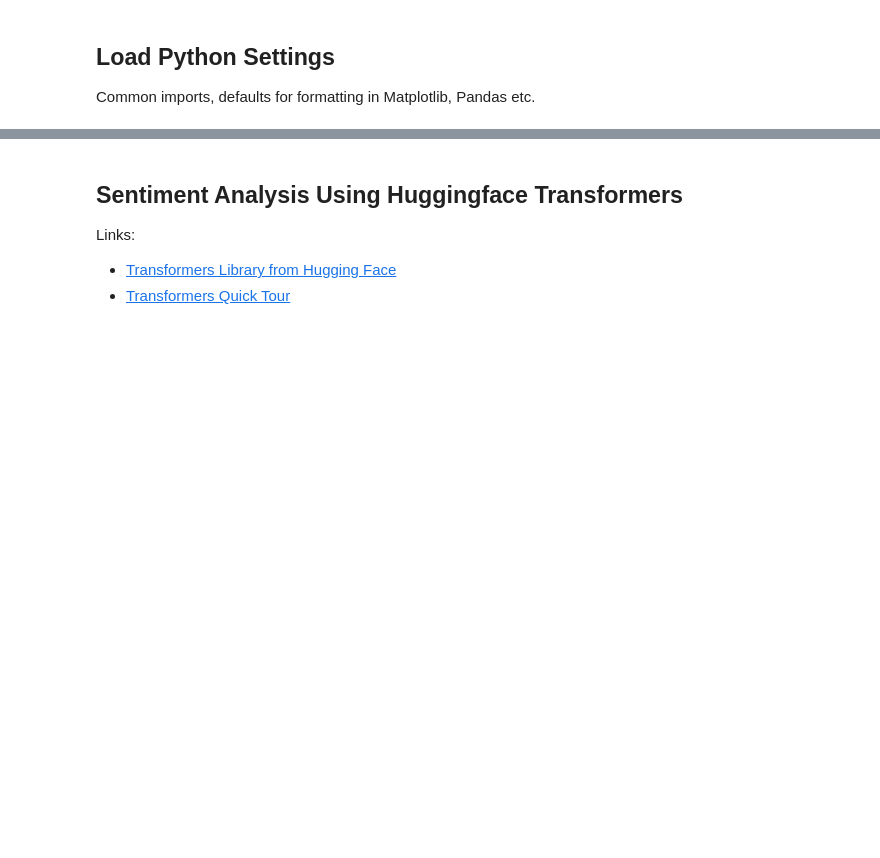
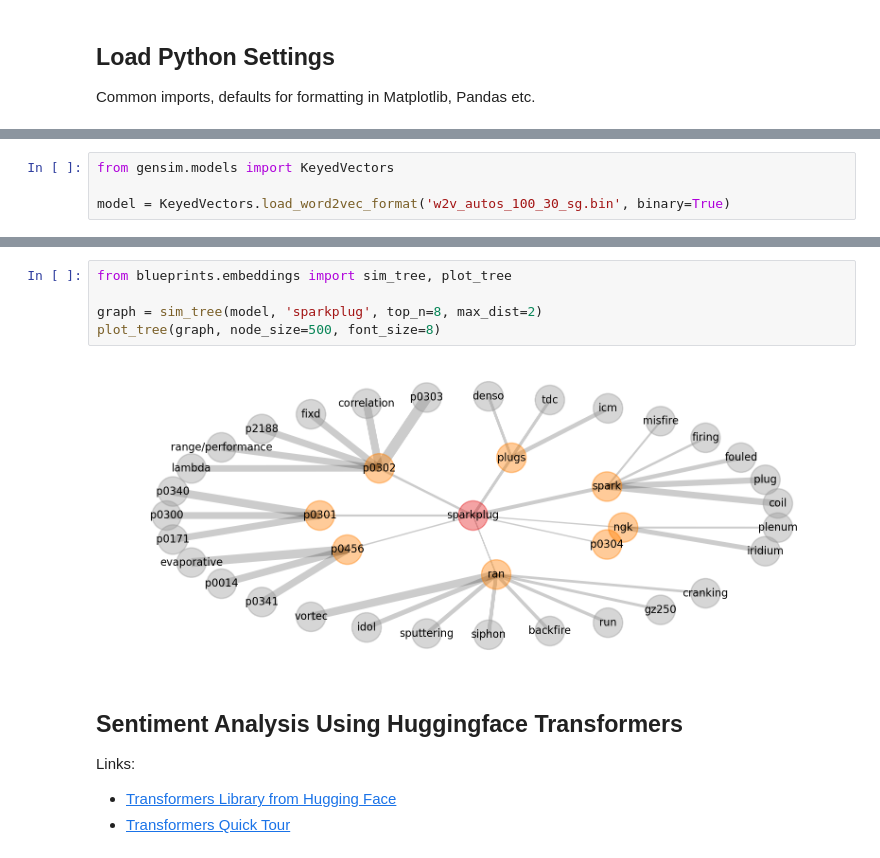
Before and after one commit to Michelangelo367/tdwi-2021-text-mining, a Jupyter notebook: notebooks/Advanced.ipynb, the cells around one changed output, grey strips where cells are left out. Cells and saved outputs as stored; diff of their text form; blank space fills up the shorter version.

```diff
--- a/notebooks/Advanced.ipynb
+++ b/notebooks/Advanced.ipynb
@@ -51,0 +73,4 @@ sys.path.append('./packages')
+# %%
+from gensim.models import KeyedVectors
+
+model = KeyedVectors.load_word2vec_format('w2v_autos_100_30_sg.bin', binary=True)
@@ -52,3 +101,10 @@ sys.path.append('./packages')
+# %%
+from blueprints.embeddings import sim_tree, plot_tree
+
+graph = sim_tree(model, 'sparkplug', top_n=8, max_dist=2)
+plot_tree(graph, node_size=500, font_size=8)
+# %% [output]
+[figure, added]
 # %% [markdown]
 ## Sentiment Analysis Using Huggingface Transformers
 
```
Also changed, not shown: parts of 10 cells of this notebook, 4 other files.
